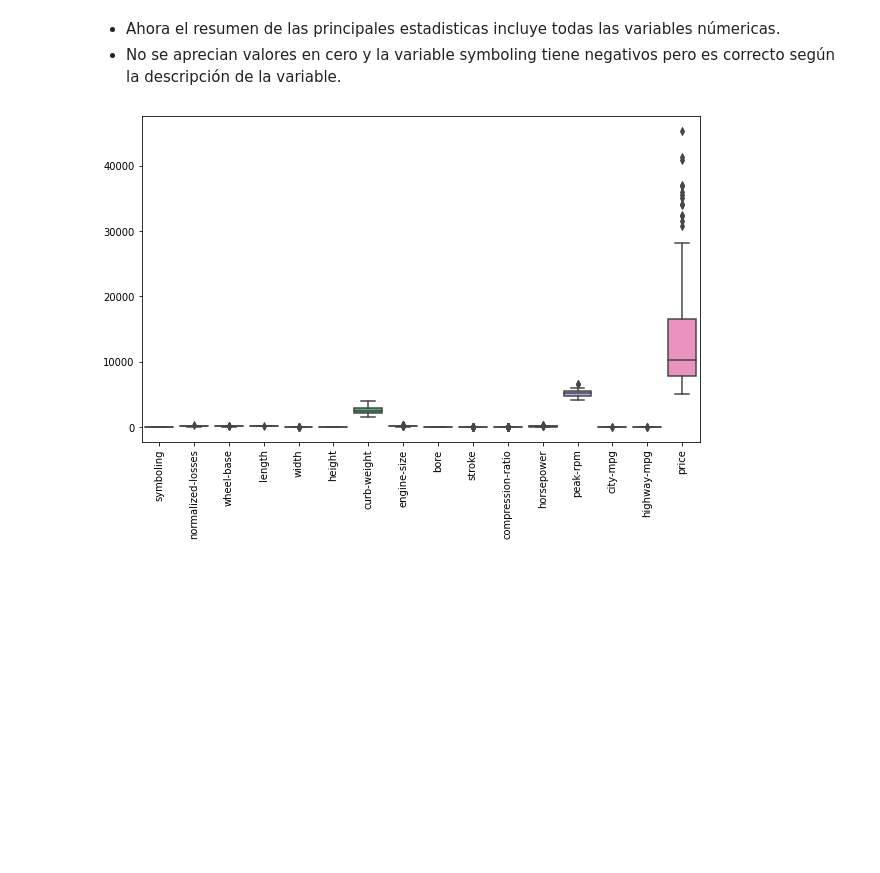
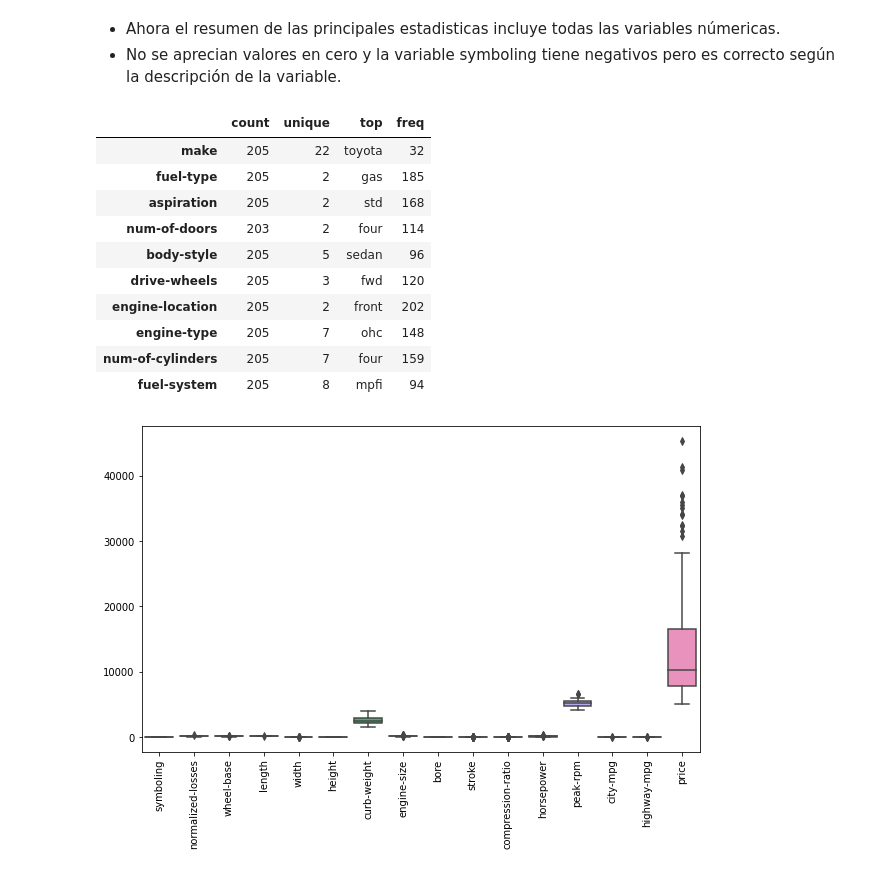
Before and after one commit to brincon/Pima-Indians-Diabetes-Database, a Jupyter notebook: 3. Automobile/automobile.ipynb, the cells around one changed output. Saved outputs shown, nothing was run; the diff lists cells and outputs as text; code cells hidden in the pictures; blank space fills up the shorter version.

```diff
--- a/3. Automobile/automobile.ipynb
+++ b/3. Automobile/automobile.ipynb
@@ -246,4 +241,19 @@ automobile_data_copy.describe().T
 # %% [markdown]
 - Ahora el resumen de las principales estadisticas incluye todas las variables númericas.
 - No se aprecian valores en cero y la variable symboling tiene negativos pero es correcto según la descripción de la variable.
+# %%
+# principales estadísticas variables categóricas
+automobile_data_copy.describe(include=object).T
+# %% [output]
+|  | count | unique | top | freq |
+| make | 205 | 22 | toyota | 32 |
+| fuel-type | 205 | 2 | gas | 185 |
+| aspiration | 205 | 2 | std | 168 |
+| num-of-doors | 203 | 2 | four | 114 |
+| body-style | 205 | 5 | sedan | 96 |
+| drive-wheels | 205 | 3 | fwd | 120 |
+| engine-location | 205 | 2 | front | 202 |
+| engine-type | 205 | 7 | ohc | 148 |
+| num-of-cylinders | 205 | 7 | four | 159 |
+| fuel-system | 205 | 8 | mpfi | 94 |
 # %%
```
Also changed, not shown: parts of 32 cells of this notebook.
